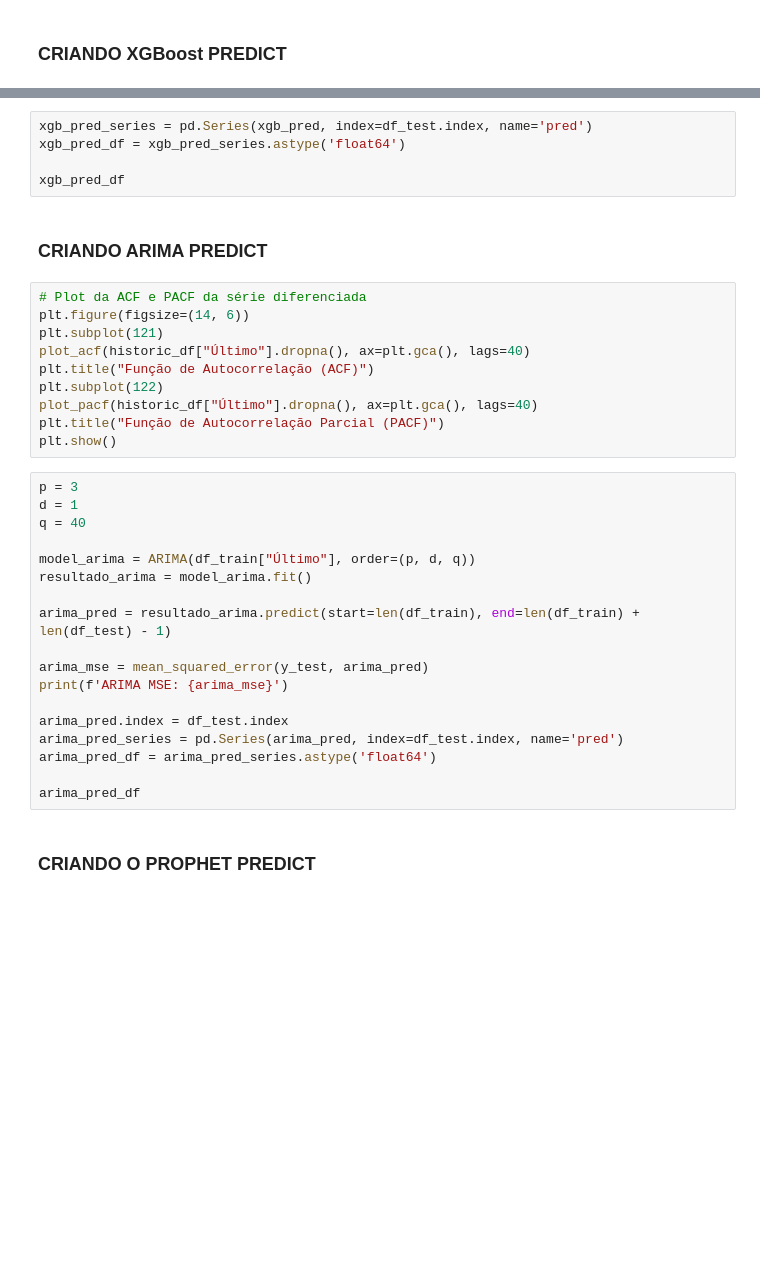
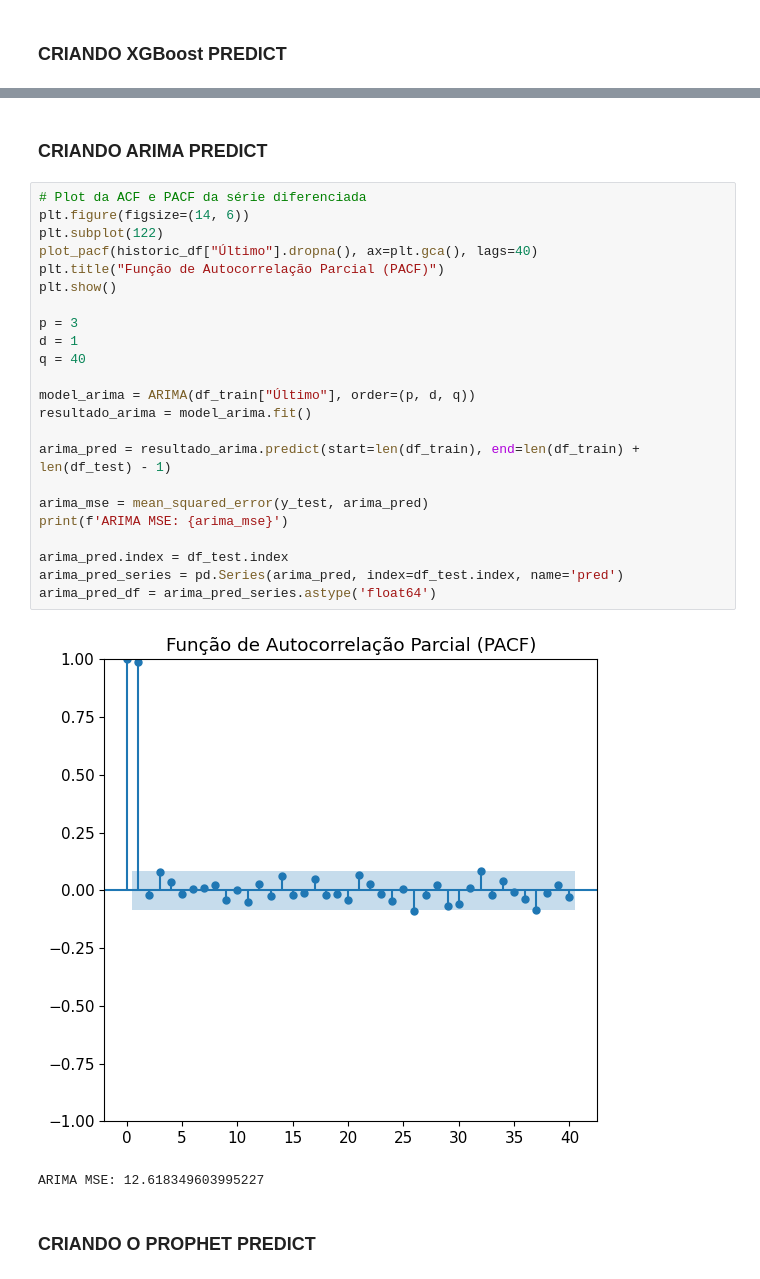
Before and after one commit to luishrufino/previsao_ibovespa, a Jupyter notebook: Machine Code.ipynb, the cells around one changed output, grey strips where cells are left out. Saved outputs shown, nothing was run; the diff lists cells and outputs as text; blank space fills up the shorter version.

```diff
--- a/Machine Code.ipynb
+++ b/Machine Code.ipynb
@@ -198,38 +215,31 @@ print(f'XGBoost MSE: {mse_xgb}')
-# %%
-xgb_pred_series = pd.Series(xgb_pred, index=df_test.index, name='pred')
-xgb_pred_df = xgb_pred_series.astype('float64')
-
-xgb_pred_df
 # %% [markdown]
 ### CRIANDO ARIMA PREDICT
 # %%
 # Plot da ACF e PACF da série diferenciada
 plt.figure(figsize=(14, 6))
-plt.subplot(121)
-plot_acf(historic_df["Último"].dropna(), ax=plt.gca(), lags=40)
-plt.title("Função de Autocorrelação (ACF)")
 plt.subplot(122)
 plot_pacf(historic_df["Último"].dropna(), ax=plt.gca(), lags=40)
 plt.title("Função de Autocorrelação Parcial (PACF)")
 plt.show()
+
+p = 3
+d = 1
+q = 40
+
+model_arima = ARIMA(df_train["Último"], order=(p, d, q))
+resultado_arima = model_arima.fit()
+
+arima_pred = resultado_arima.predict(start=len(df_train), end=len(df_train) + len(df_test) - 1)
+
+arima_mse = mean_squared_error(y_test, arima_pred)
+print(f'ARIMA MSE: {arima_mse}')
+
+arima_pred.index = df_test.index
+arima_pred_series = pd.Series(arima_pred, index=df_test.index, name='pred')
+arima_pred_df = arima_pred_series.astype('float64')
+# %% [output]
+[figure, added]
+ARIMA MSE: 12.618349603995227
-# %%
-p = 3
-d = 1
-q = 40
-
-model_arima = ARIMA(df_train["Último"], order=(p, d, q))
-resultado_arima = model_arima.fit()
-
-arima_pred = resultado_arima.predict(start=len(df_train), end=len(df_train) + len(df_test) - 1)
-
-arima_mse = mean_squared_error(y_test, arima_pred)
-print(f'ARIMA MSE: {arima_mse}')
-
-arima_pred.index = df_test.index
-arima_pred_series = pd.Series(arima_pred, index=df_test.index, name='pred')
-arima_pred_df = arima_pred_series.astype('float64')
-
-arima_pred_df
 # %% [markdown]
 ### CRIANDO O PROPHET PREDICT
 # %%
```
Also changed, not shown: parts of 25 cells of this notebook.
